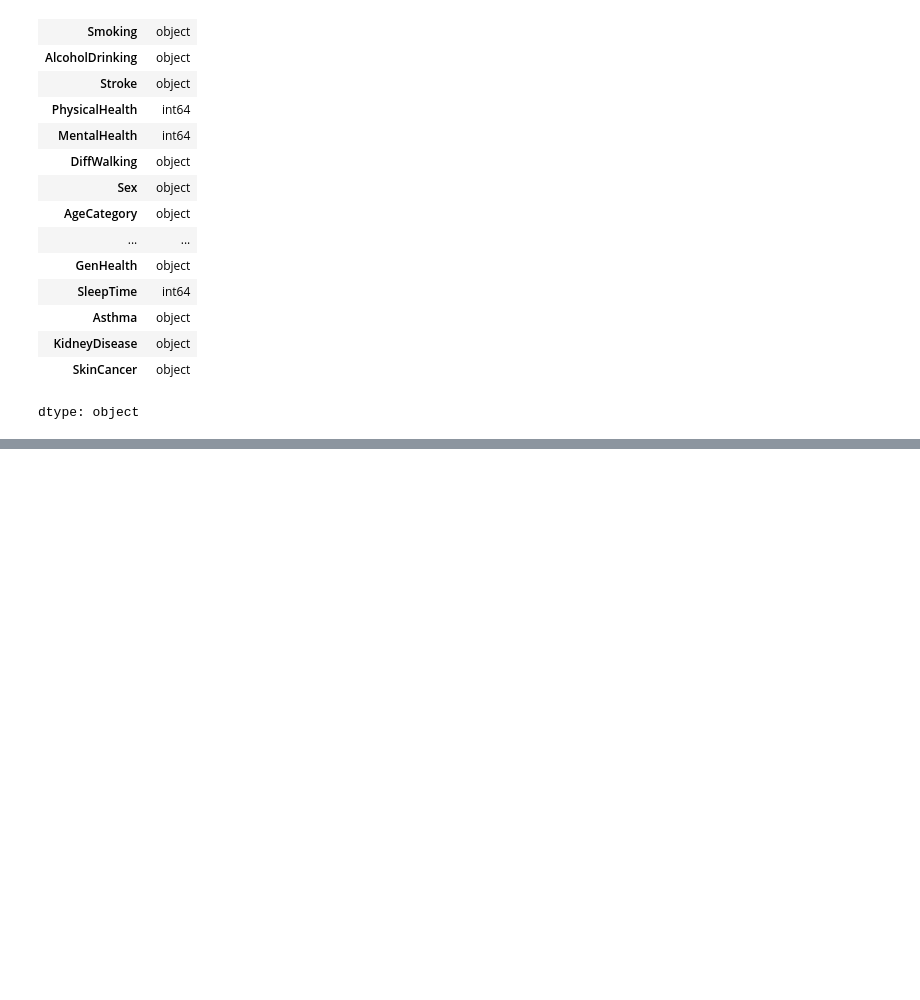
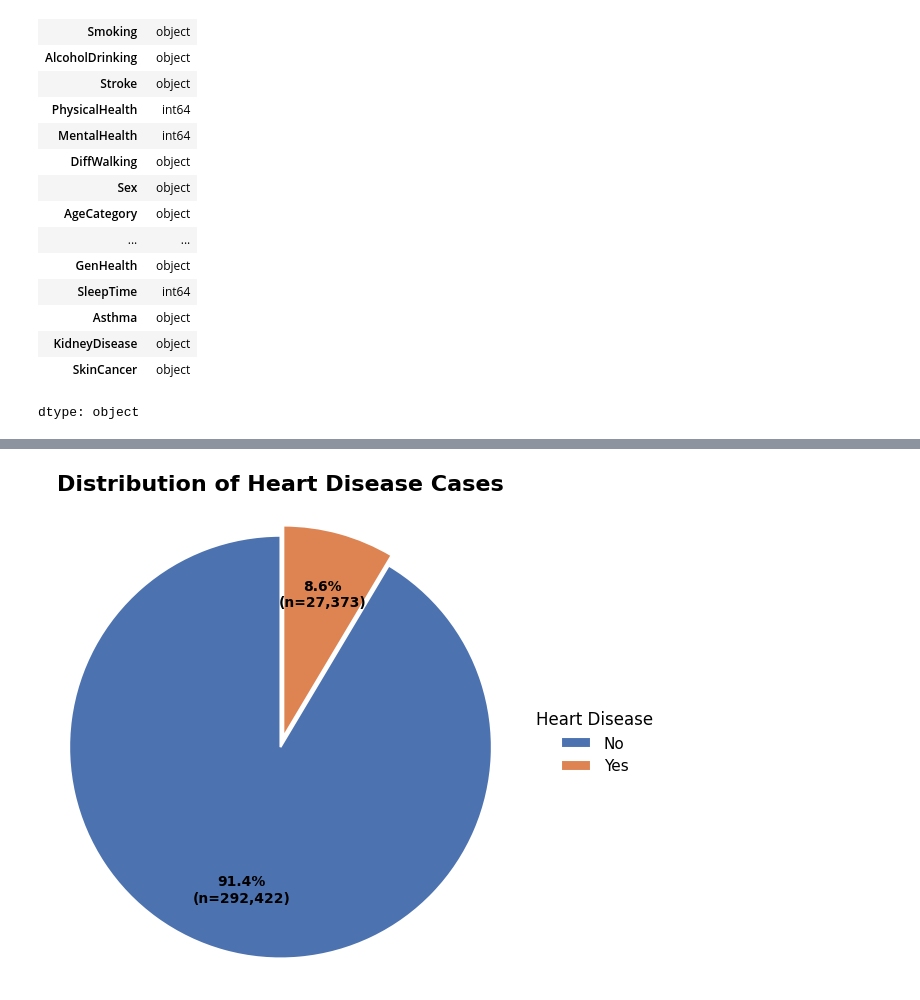
Before and after one commit to Clinton1029/Heart_prediction1, a Jupyter notebook: Heart_prediction.ipynb, the cells around one changed output, grey strips where cells are left out. Saved outputs shown, nothing was run; the diff lists cells and outputs as text; code cells hidden in the pictures; blank space fills up the shorter version.

```diff
--- a/Heart_prediction.ipynb
+++ b/Heart_prediction.ipynb
@@ -170,0 +181,63 @@ dtype: object
+# %%
+# Distribution of the Target Variable (Heart Disease)
+
+heart_counts = df["HeartDisease"].value_counts()
+
+# Function to display percentage and count
+def autopct(pct):
+    total = heart_counts.sum()
+    count = int(round(pct * total / 100))
+    return f'{pct:.1f}%\n(n={count:,})'
+
+# Create figure
+fig, ax = plt.subplots(figsize=(6, 6))
+
+# Pie chart
+wedges, texts, autotexts = ax.pie(
+    heart_counts,
+    autopct=autopct,
+    startangle=90,
+    colors=['#4C72B0', '#DD8452'],
+    explode=(0, 0.05),                # Slightly highlight "Yes"
+    pctdistance=0.7,
+    wedgeprops={
+        'edgecolor': 'white',
+        'linewidth': 1.5
+    },
+    textprops={
+        'fontsize': 11,
+        'color': 'black'
+    }
+)
+
+# Improve percentage text
+for autotext in autotexts:
+    autotext.set_fontsize(10)
+    autotext.set_weight('bold')
+
+# Title
+ax.set_title(
+    "Distribution of Heart Disease Cases",
+    fontsize=16,
+    fontweight='bold',
+    pad=15
+)
+
+# Legend
+ax.legend(
+    wedges,
+    ['No', 'Yes'],
+    title="Heart Disease",
+    loc="center left",
+    bbox_to_anchor=(1.02, 0.5),
+    fontsize=11,
+    title_fontsize=12,
+    frameon=False
+)
+
+# Keep pie circular
+ax.axis('equal')
+
+plt.show()
+# %% [output]
+[figure, added]
```
Also changed, not shown: parts of 29 cells of this notebook.
